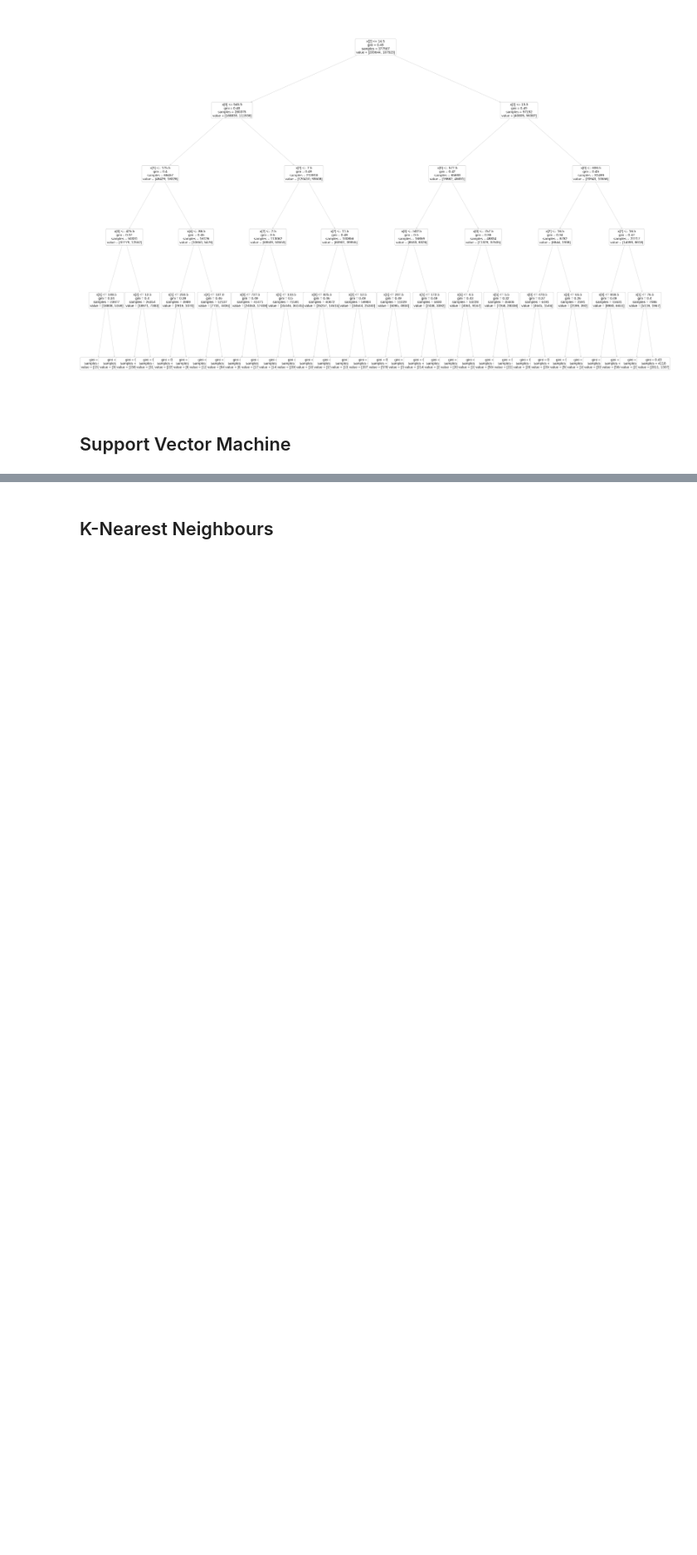
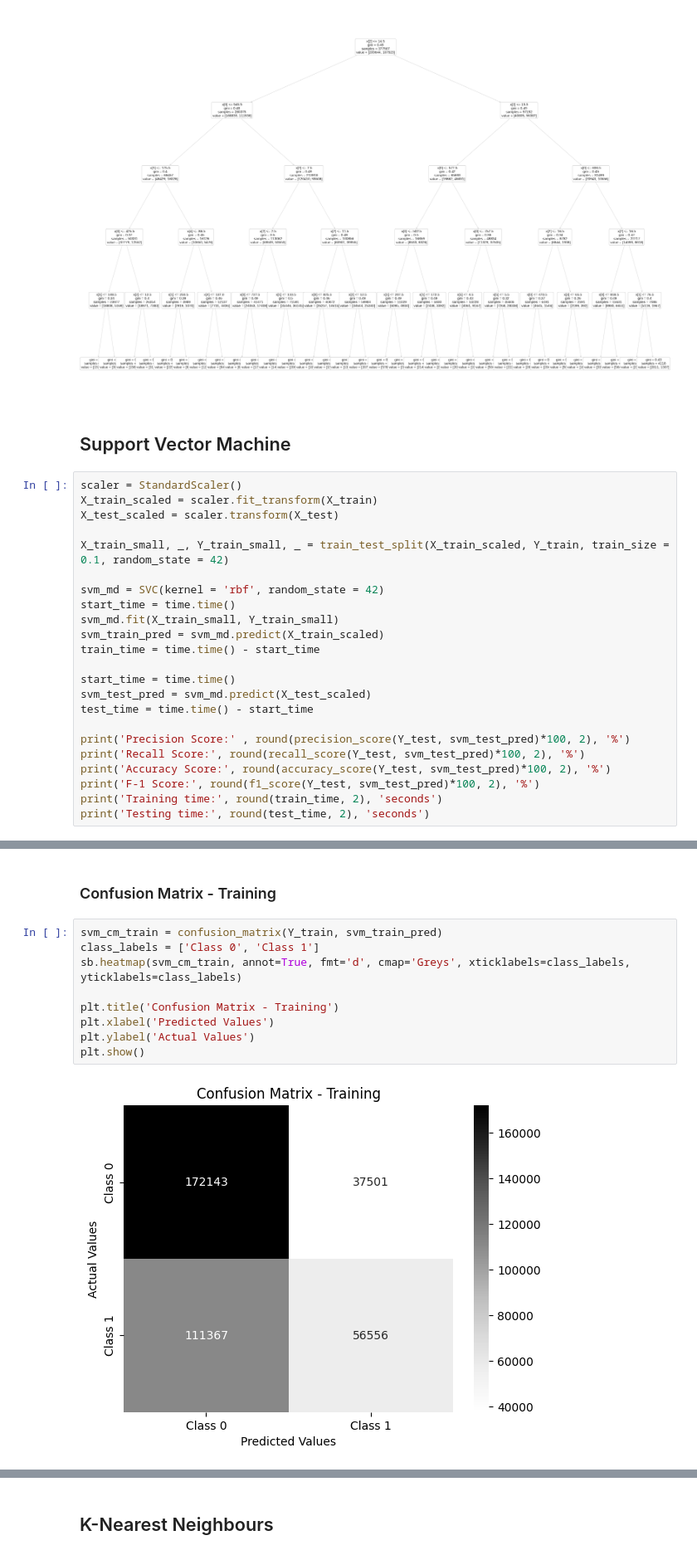
Before and after one commit to ICWeiner/FEUP-IART, a Jupyter notebook: Proj2/IA_T10_G27_Assignment2.ipynb, the cells around one changed output, grey strips where cells are left out. Shown: that part at 83% size. Drawn from its saved outputs; the diff is of its cells as text; blank space fills up the shorter version.

```diff
--- a/Proj2/IA_T10_G27_Assignment2.ipynb
+++ b/Proj2/IA_T10_G27_Assignment2.ipynb
@@ -207,3 +207,26 @@ plt.show()
 [figure]
 # %% [markdown]
 ## Support Vector Machine
+# %%
+scaler = StandardScaler()
+X_train_scaled = scaler.fit_transform(X_train)
+X_test_scaled = scaler.transform(X_test)
+
+X_train_small, _, Y_train_small, _ = train_test_split(X_train_scaled, Y_train, train_size = 0.1, random_state = 42)
+
+svm_md = SVC(kernel = 'rbf', random_state = 42)
+start_time = time.time()
+svm_md.fit(X_train_small, Y_train_small)
+svm_train_pred = svm_md.predict(X_train_scaled)
+train_time = time.time() - start_time
+
+start_time = time.time()
+svm_test_pred = svm_md.predict(X_test_scaled)
+test_time = time.time() - start_time
+
+print('Precision Score:' , round(precision_score(Y_test, svm_test_pred)*100, 2), '%')
+print('Recall Score:', round(recall_score(Y_test, svm_test_pred)*100, 2), '%')
+print('Accuracy Score:', round(accuracy_score(Y_test, svm_test_pred)*100, 2), '%')
+print('F-1 Score:', round(f1_score(Y_test, svm_test_pred)*100, 2), '%')
+print('Training time:', round(train_time, 2), 'seconds')
+print('Testing time:', round(test_time, 2), 'seconds')
@@ -209,0 +240,13 @@ plt.show()
+# %% [markdown]
+### Confusion Matrix - Training
+# %%
+svm_cm_train = confusion_matrix(Y_train, svm_train_pred)
+class_labels = ['Class 0', 'Class 1']
+sb.heatmap(svm_cm_train, annot=True, fmt='d', cmap='Greys', xticklabels=class_labels, yticklabels=class_labels)
+
+plt.title('Confusion Matrix - Training')
+plt.xlabel('Predicted Values')
+plt.ylabel('Actual Values')
+plt.show()
+# %% [output]
+[figure, added]
```
Also changed, not shown: parts of 6 cells of this notebook.
